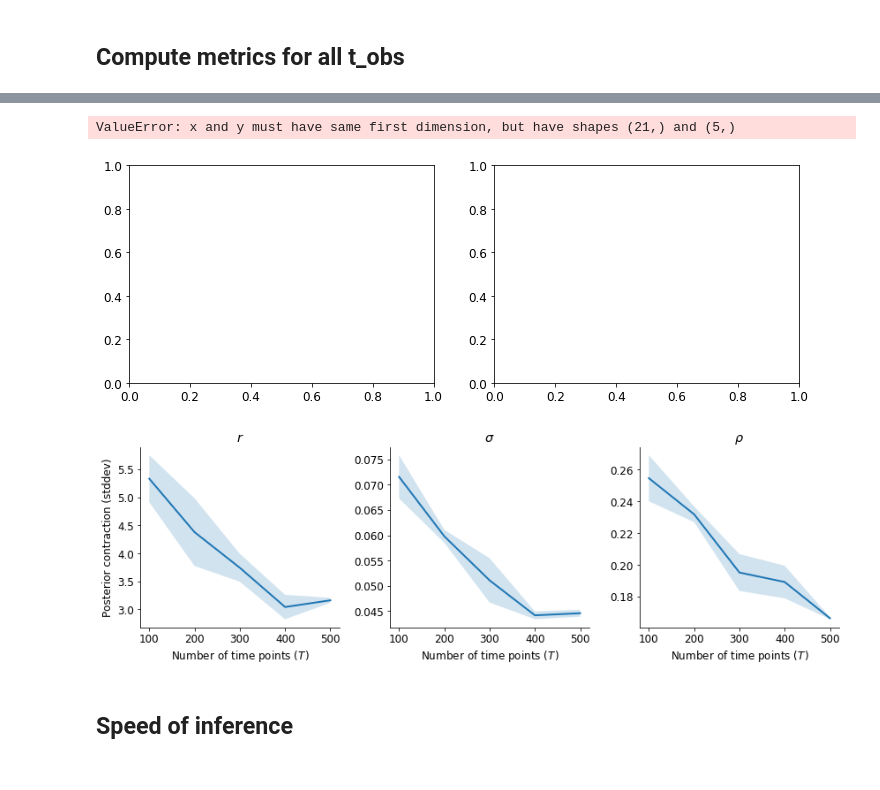
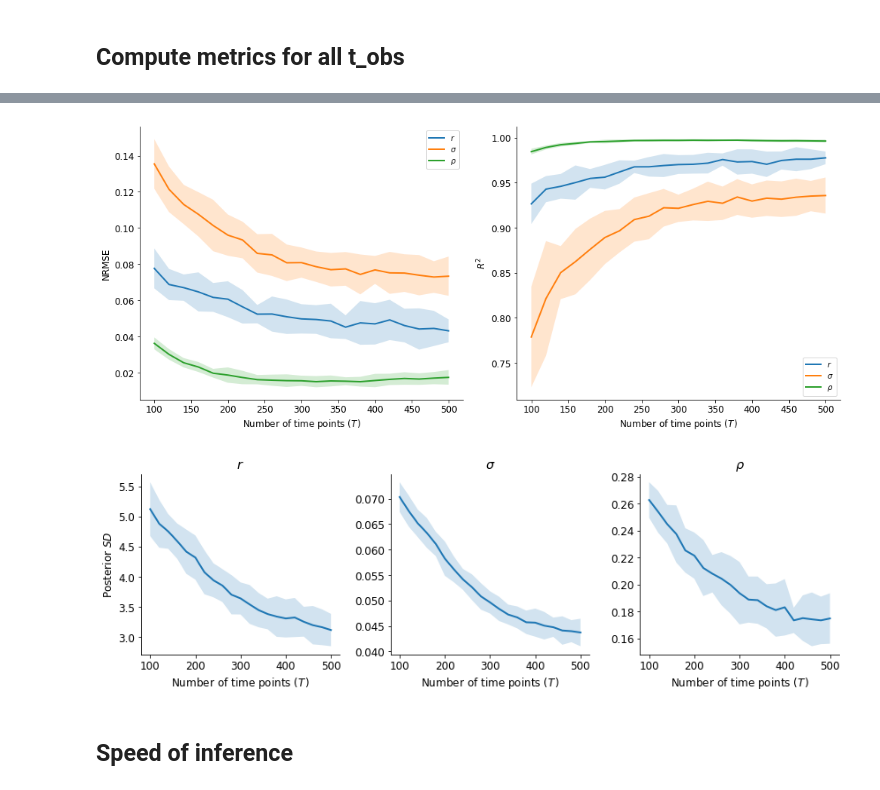
Before and after one commit to stefanradev93/cINN, a Jupyter notebook: Ricker_cINN_LSTM_Example.ipynb, the cells around one changed output, grey strips where cells are left out. Drawn from its saved outputs; the diff is of its cells as text; code cells hidden in the pictures.

```diff
--- a/Ricker_cINN_LSTM_Example.ipynb
+++ b/Ricker_cINN_LSTM_Example.ipynb
@@ -159,15 +160,15 @@ plot_true_est_posterior(model,
 # %% [markdown]
 ## Compute metrics for all t_obs
 # %%
-n_points_grid=np.arange(100, 501, 20)
+# n_points_grid=np.arange(100, 501, 20)
 
-metrics = compute_performance_metrics(model,
-                    n_points_grid,
-                    param_names=param_names[:3],
-                    simulate_fun=simulate_ricker,
-                    n_sim=20,
-                    n_test=300,
-                    n_samples=2000,
-                    transform=add_noise_var)
+# metrics = compute_performance_metrics(model,
+#                     n_points_grid,
+#                     param_names=param_names[:3],
+#                     simulate_fun=simulate_ricker,
+#                     n_sim=20,
+#                     n_test=300,
+#                     n_samples=2000,
+#                     transform=add_noise_var)
 # %% [output]
 [interactive output not drawn]
@@ -174,23 +177,22 @@ metrics = compute_performance_metrics(model,
 # %%
 plot_performance_metrics(metrics,
                          n_points_grid,
                          param_names[:3],
                          legend_loc=['upper right', 'lower right'],
                          xlabel=r'Number of time points ($T$)',
-                         figsize=(10, 4),
-                         filename=None)
+                         figsize=(14, 6),
+                         filename='Ricker')
 # %% [output]
-ValueError: x and y must have same first dimension, but have shapes (21,) and (5,)
-[figure, old version]
+[figure, new version]
 # %%
-plot_variance(metrics['std'],
+plot_contraction(metrics['std'],
               n_points_grid,
               param_names[:3],
               xlabel=r'Number of time points ($T$)',
-              figsize=(10, 4),
+              figsize=(12, 4),
               filename='Ricker')
 # %% [output]
-[figure, old version]
+[figure, new version]
 # %% [markdown]
 ## Speed of inference
 # %%
```
Also changed, not shown: parts of 2 cells of this notebook, 6 other files.
